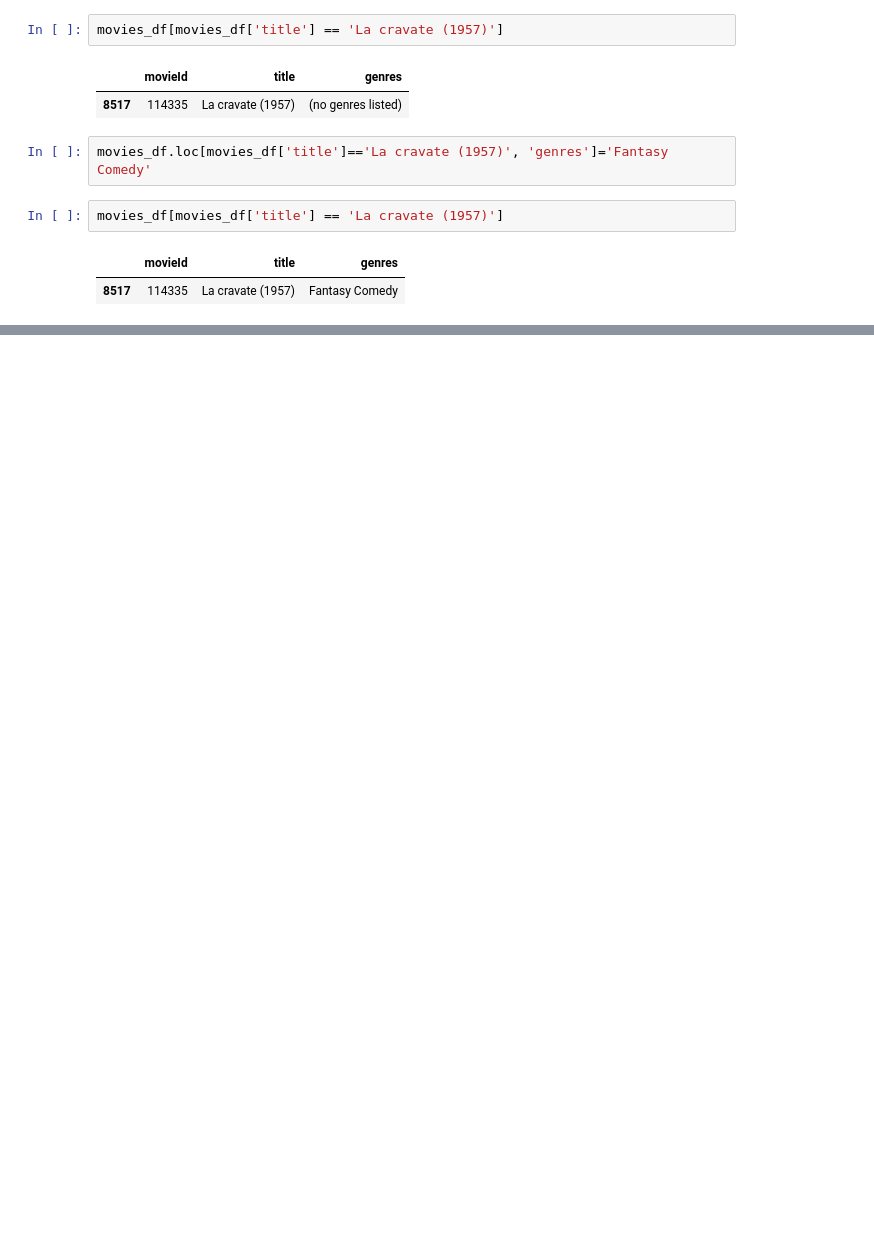
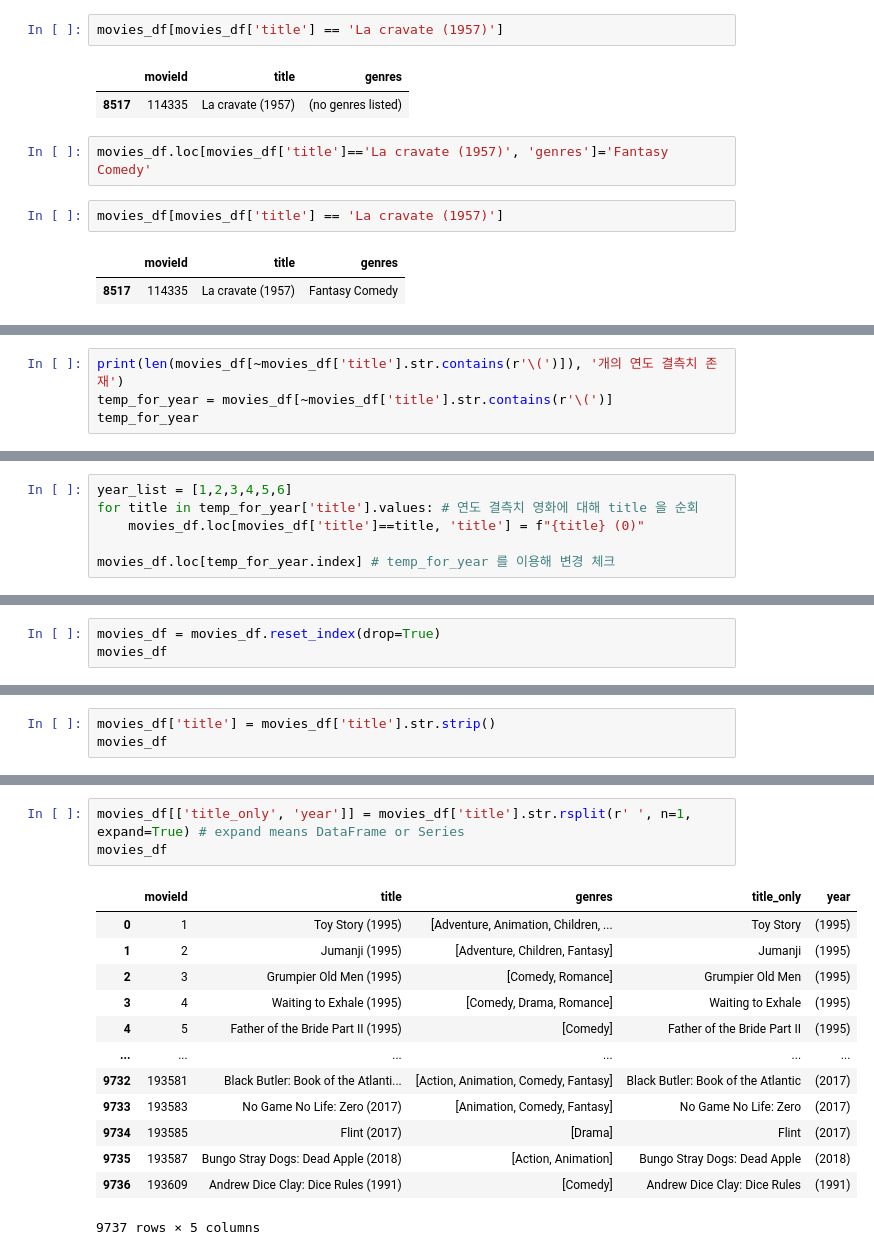
Before and after one commit to basamg912/item_based-recommendation-system, a Jupyter notebook: notebooks/item_based_CF.ipynb, the cells around one changed output, grey strips where cells are left out. Saved outputs shown, nothing was run; the diff lists cells and outputs as text; blank space fills up the shorter version.

Commit message:
fill genre manually & check duplicated title

```diff
--- a/notebooks/item_based_CF.ipynb
+++ b/notebooks/item_based_CF.ipynb
@@ -421,0 +463,4 @@ movies_df.loc[movies_df['title']=='Ben-hur (2016)', 'genres'] = 'Action Adventur
+# %%
+print(len(movies_df[~movies_df['title'].str.contains(r'\(')]), '개의 연도 결측치 존재')
+temp_for_year = movies_df[~movies_df['title'].str.contains(r'\(')]
+temp_for_year
@@ -421,0 +482,6 @@ movies_df.loc[movies_df['title']=='Ben-hur (2016)', 'genres'] = 'Action Adventur
+# %%
+year_list = [1,2,3,4,5,6]
+for title in temp_for_year['title'].values: # 연도 결측치 영화에 대해 title 을 순회
+    movies_df.loc[movies_df['title']==title, 'title'] = f"{title} (0)"
+
+movies_df.loc[temp_for_year.index] # temp_for_year 를 이용해 변경 체크
@@ -421,0 +518,3 @@ movies_df.loc[movies_df['title']=='Ben-hur (2016)', 'genres'] = 'Action Adventur
+# %%
+movies_df = movies_df.reset_index(drop=True)
+movies_df
@@ -421,0 +551,3 @@ movies_df.loc[movies_df['title']=='Ben-hur (2016)', 'genres'] = 'Action Adventur
+# %%
+movies_df['title'] = movies_df['title'].str.strip()
+movies_df
@@ -421,0 +568,17 @@ movies_df.loc[movies_df['title']=='Ben-hur (2016)', 'genres'] = 'Action Adventur
+# %%
+movies_df[['title_only', 'year']] = movies_df['title'].str.rsplit(r' ', n=1, expand=True) # expand means DataFrame or Series
+movies_df
+# %% [output]
+|  | movieId | title | genres | title_only | year |
+| 0 | 1 | Toy Story (1995) | [Adventure, Animation, Children, ... | Toy Story | (1995) |
+| 1 | 2 | Jumanji (1995) | [Adventure, Children, Fantasy] | Jumanji | (1995) |
+| 2 | 3 | Grumpier Old Men (1995) | [Comedy, Romance] | Grumpier Old Men | (1995) |
+| 3 | 4 | Waiting to Exhale (1995) | [Comedy, Drama, Romance] | Waiting to Exhale | (1995) |
+| 4 | 5 | Father of the Bride Part II (1995) | [Comedy] | Father of the Bride Part II | (1995) |
+| ... | ... | ... | ... | ... | ... |
+| 9732 | 193581 | Black Butler: Book of the Atlanti... | [Action, Animation, Comedy, Fantasy] | Black Butler: Book of the Atlantic | (2017) |
+| 9733 | 193583 | No Game No Life: Zero (2017) | [Animation, Comedy, Fantasy] | No Game No Life: Zero | (2017) |
+| 9734 | 193585 | Flint (2017) | [Drama] | Flint | (2017) |
+| 9735 | 193587 | Bungo Stray Dogs: Dead Apple (2018) | [Action, Animation] | Bungo Stray Dogs: Dead Apple | (2018) |
+| 9736 | 193609 | Andrew Dice Clay: Dice Rules (1991) | [Comedy] | Andrew Dice Clay: Dice Rules | (1991) |
+9737 rows × 5 columns
```
Also changed, not shown: parts of 16 cells of this notebook, 1 other file.
